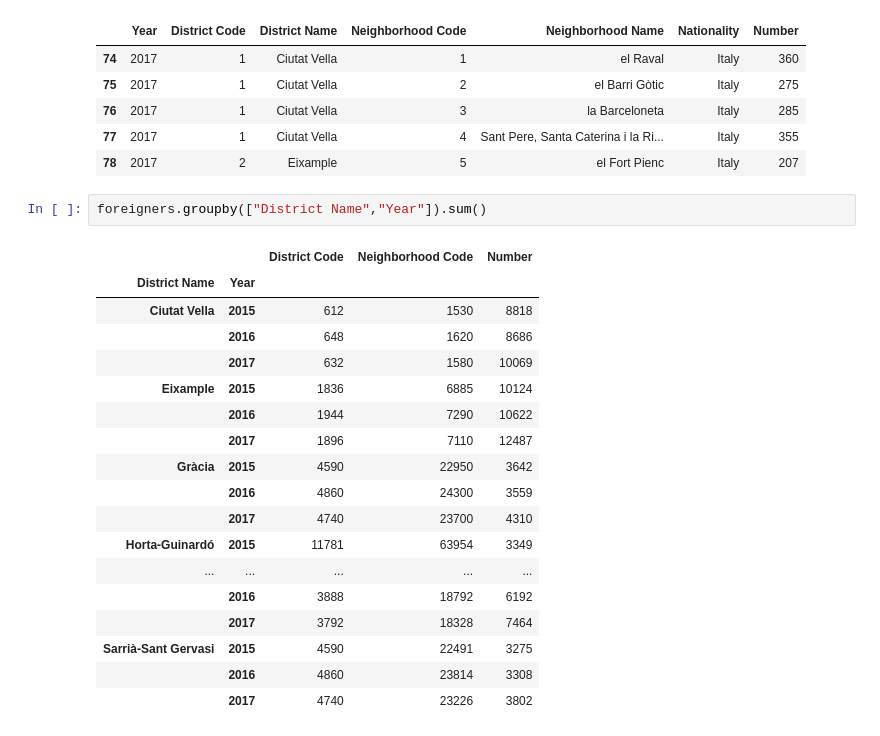
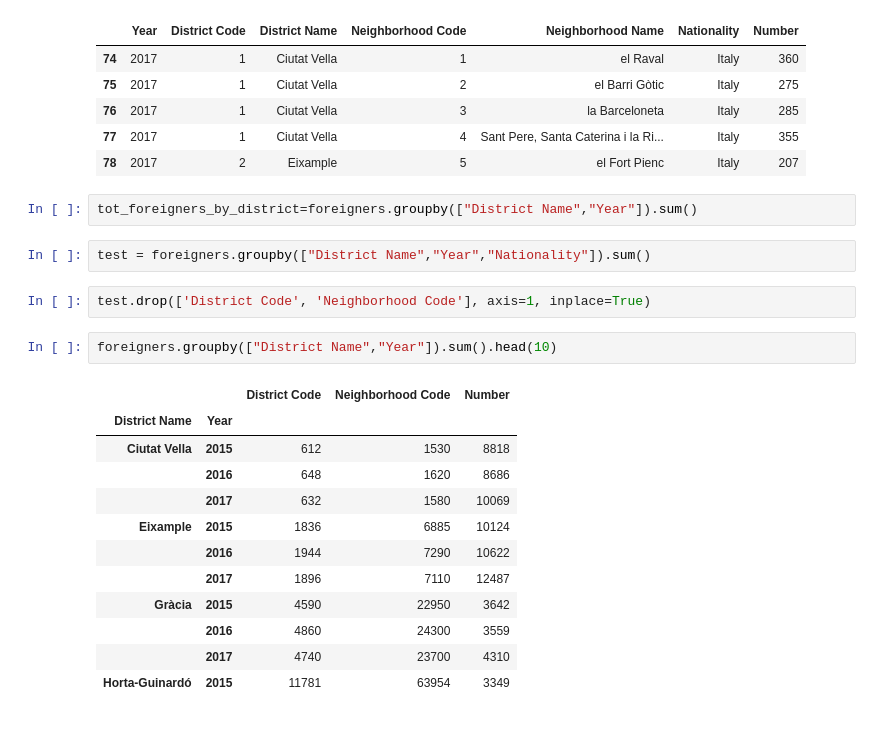
Before and after one commit to rubenmartinezlorente/Project-Week-2-Barcelona, a Jupyter notebook: your-project/Paula.ipynb, the cells around one changed output. Saved outputs shown, nothing was run; the diff lists cells and outputs as text.

```diff
--- a/your-project/Paula.ipynb
+++ b/your-project/Paula.ipynb
@@ -200,24 +200,24 @@ foreigners.head()
 | 76 | 2017 | 1 | Ciutat Vella | 3 | la Barceloneta | Italy | 285 |
 | 77 | 2017 | 1 | Ciutat Vella | 4 | Sant Pere, Santa Caterina i la Ri... | Italy | 355 |
 | 78 | 2017 | 2 | Eixample | 5 | el Fort Pienc | Italy | 207 |
+# %%
+tot_foreigners_by_district=foreigners.groupby(["District Name","Year"]).sum()
+# %%
+test = foreigners.groupby(["District Name","Year","Nationality"]).sum()
+# %%
+test.drop(['District Code', 'Neighborhood Code'], axis=1, inplace=True)
 # %%
-foreigners.groupby(["District Name","Year"]).sum()
+foreigners.groupby(["District Name","Year"]).sum().head(10)
 # %% [output]
 |  |  | District Code | Neighborhood Code | Number |
 | District Name | Year |  |  |  |
 | Ciutat Vella | 2015 | 612 | 1530 | 8818 |
 |  | 2016 | 648 | 1620 | 8686 |
 |  | 2017 | 632 | 1580 | 10069 |
 | Eixample | 2015 | 1836 | 6885 | 10124 |
 |  | 2016 | 1944 | 7290 | 10622 |
 |  | 2017 | 1896 | 7110 | 12487 |
 | Gràcia | 2015 | 4590 | 22950 | 3642 |
 |  | 2016 | 4860 | 24300 | 3559 |
 |  | 2017 | 4740 | 23700 | 4310 |
 | Horta-Guinardó | 2015 | 11781 | 63954 | 3349 |
-| ... | ... | ... | ... | ... |
-|  | 2016 | 3888 | 18792 | 6192 |
-|  | 2017 | 3792 | 18328 | 7464 |
-| Sarrià-Sant Gervasi | 2015 | 4590 | 22491 | 3275 |
-|  | 2016 | 4860 | 23814 | 3308 |
-|  | 2017 | 4740 | 23226 | 3802 |
```
Also changed, not shown: parts of 32 cells of this notebook.
